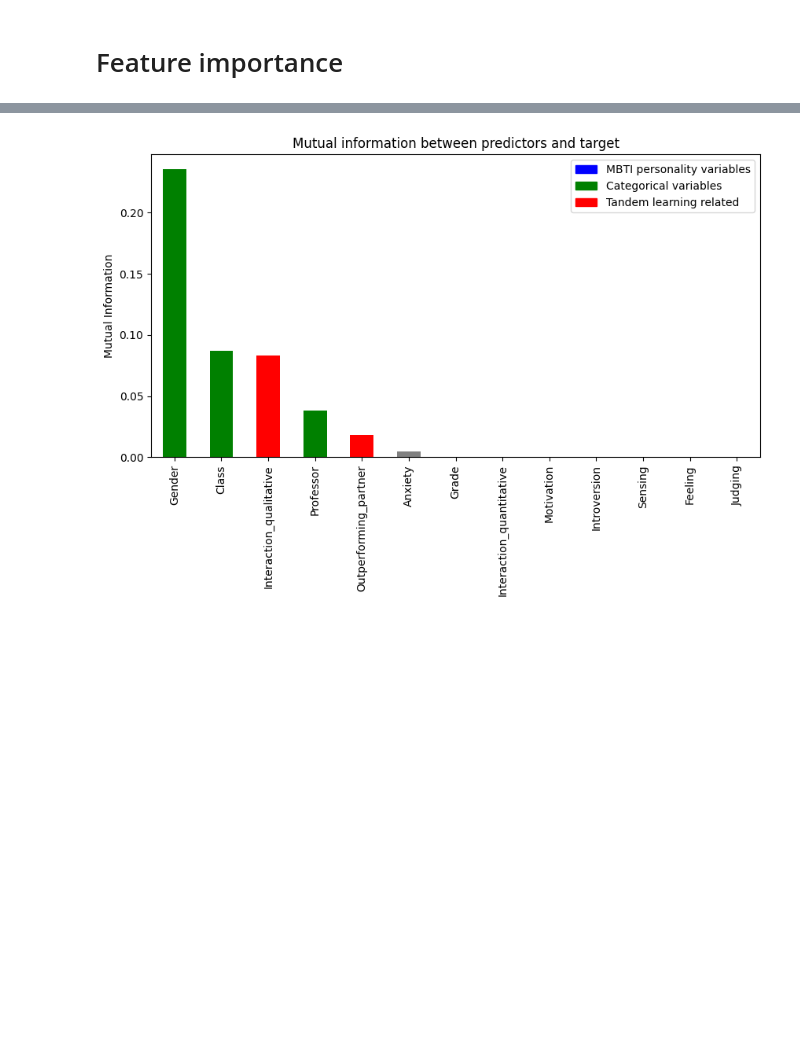
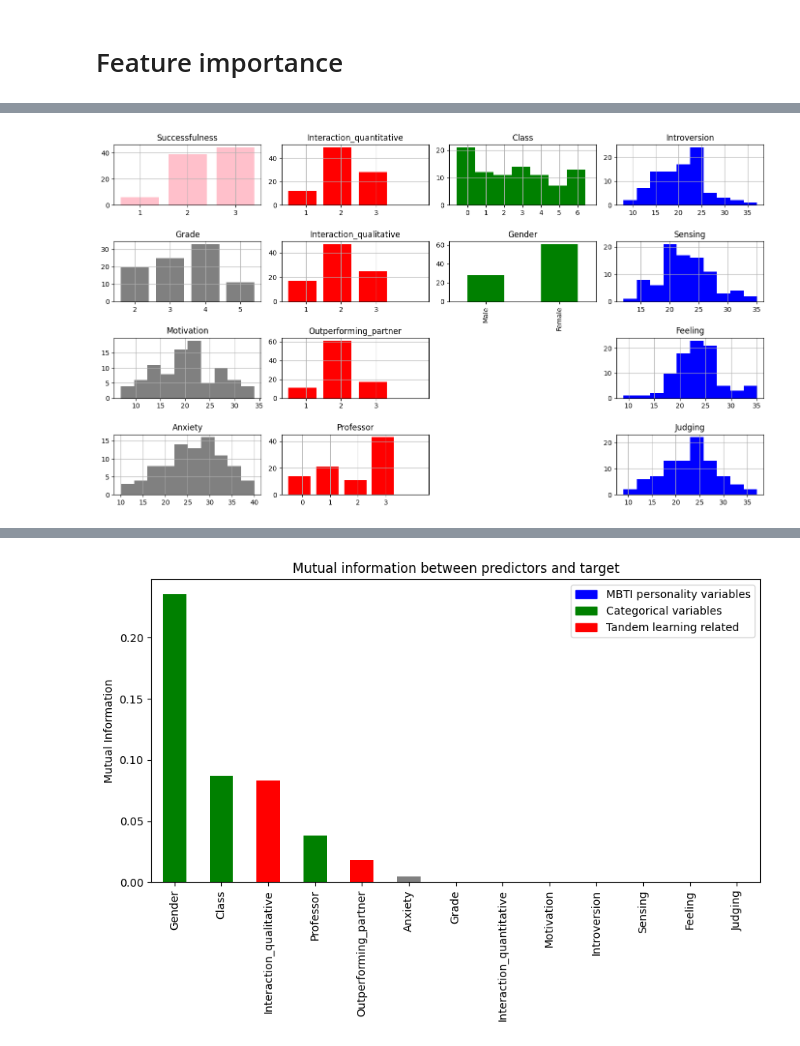
Before and after one commit to borbregant/ai_tandem_learning, a Jupyter notebook: feature_importance.ipynb, the cells around one changed output, grey strips where cells are left out. Saved outputs shown, nothing was run; the diff lists cells and outputs as text; code cells hidden in the pictures; blank space fills up the shorter version.

```diff
--- a/feature_importance.ipynb
+++ b/feature_importance.ipynb
@@ -13,2 +78,84 @@ data.rename(columns={'Anksioznost': 'Anxiety', 'Interakcija_kvalitativno': 'Inte
+# %%
+import matplotlib.pyplot as plt
+import numpy as np
+
+columns_to_plot = data.columns
+
+colors = {
+    'Introversion': 'blue',
+    'Judging': 'blue',
+    'Feeling': 'blue',
+    'Sensing': 'blue',
+    'Class': 'green',
+    'Professor': 'red',
+    'Gender': 'green',
+    'Interaction_qualitative': 'red',
+    'Interaction_quantitative': 'red',
+    'Outperforming_partner': 'red'
+}
+
+# Custom labels for Gender column
+gender_labels = {
+    0: 'Male',
+    1: 'Female'
+}
+
+# Handling Successfulness separately in case of issues
+successfulness_col = 'Successfulness'
+
+color_categories = {}
+for col in columns_to_plot:
+    color = colors.get(col, 'gray')
+    if color not in color_categories:
+        color_categories[color] = []
+    color_categories[color].append(col)
+
+# Ensure Successfulness stays in the original position
+if successfulness_col in color_categories['gray']:
+    color_categories['gray'].remove(successfulness_col)
+    color_categories['gray'].insert(columns_to_plot.get_loc(successfulness_col), successfulness_col)
+
+num_categories = len(color_categories)
+num_plots = max(len(cols) for cols in color_categories.values())
+
+plt.figure(figsize=(14, 8))
+
+for i, (color, cols) in enumerate(color_categories.items()):
+    for j, col in enumerate(cols):
+        plt.subplot(num_categories, num_plots, j * num_categories + i + 1)
+        if col in ['Professor', 'Interaction_qualitative', 'Interaction_quantitative', 'Outperforming_partner']:
+            # Calculate bin edges to center bins around whole numbers for specific columns
+            bin_edges = np.arange(int(data[col].min()) - 0.6, int(data[col].max()) + 1.6, 1)
+            data[col].astype(int).hist(bins=bin_edges, color=colors[col], align='mid', rwidth=0.8)
+            plt.xticks(range(int(data[col].min()), int(data[col].max()) + 1))  # Set x-axis ticks to whole numbers
+        elif col == 'Gender':
+            # Countplot for categorical 'Gender' column
+            data[col].value_counts().sort_index().plot(kind='bar', color=color)
+            plt.xticks([0, 1], [gender_labels.get(0, '0'), gender_labels.get(1, '1')])
+        elif col == 'Class':
+            # Customizing bins to center bars in Class column and prevent touching
+            data[col].hist(bins=np.arange(data[col].min() - 0.6, data[col].max() + 1.6, 1), color=color)
+            plt.xticks(np.arange(data[col].min(), data[col].max() + 1))  # Set x-axis ticks to whole numbers
+            plt.xlim(data[col].min() - 1, data[col].max() + 1)  # Adjusting x-axis limit
+        elif col == 'Grade':
+            # Calculate bin edges to center bins around whole numbers for 'Grade' column
+            bin_edges = np.arange(int(data[col].min()) - 0.5, int(data[col].max()) + 1.5, 1)
+            data[col].astype(int).hist(bins=bin_edges, color=color, align='mid', rwidth=0.8)
+            plt.xticks(range(int(data[col].min()), int(data[col].max()) + 1))  # Set x-axis ticks to whole numbers
+        elif col == successfulness_col:
+            # Handling Successfulness separately
+            bin_edges = np.arange(int(data[successfulness_col].min()) - 0.5, int(data[successfulness_col].max()) + 1.5, 1)
+            data[successfulness_col].astype(int).hist(bins=bin_edges, color='pink', align='mid', rwidth=0.8)
+            plt.xticks(range(int(data[successfulness_col].min()), int(data[successfulness_col].max()) + 1))
+        else:
+            data[col].hist(color=color)
+        plt.title(col)
+
+# Place the legend using coordinates
+
+plt.tight_layout()
+plt.show()
+# %% [output]
+[figure, added]
 # %%
 import matplotlib.pyplot as plt
```
Also changed, not shown: parts of 10 cells of this notebook, 2 other files.
